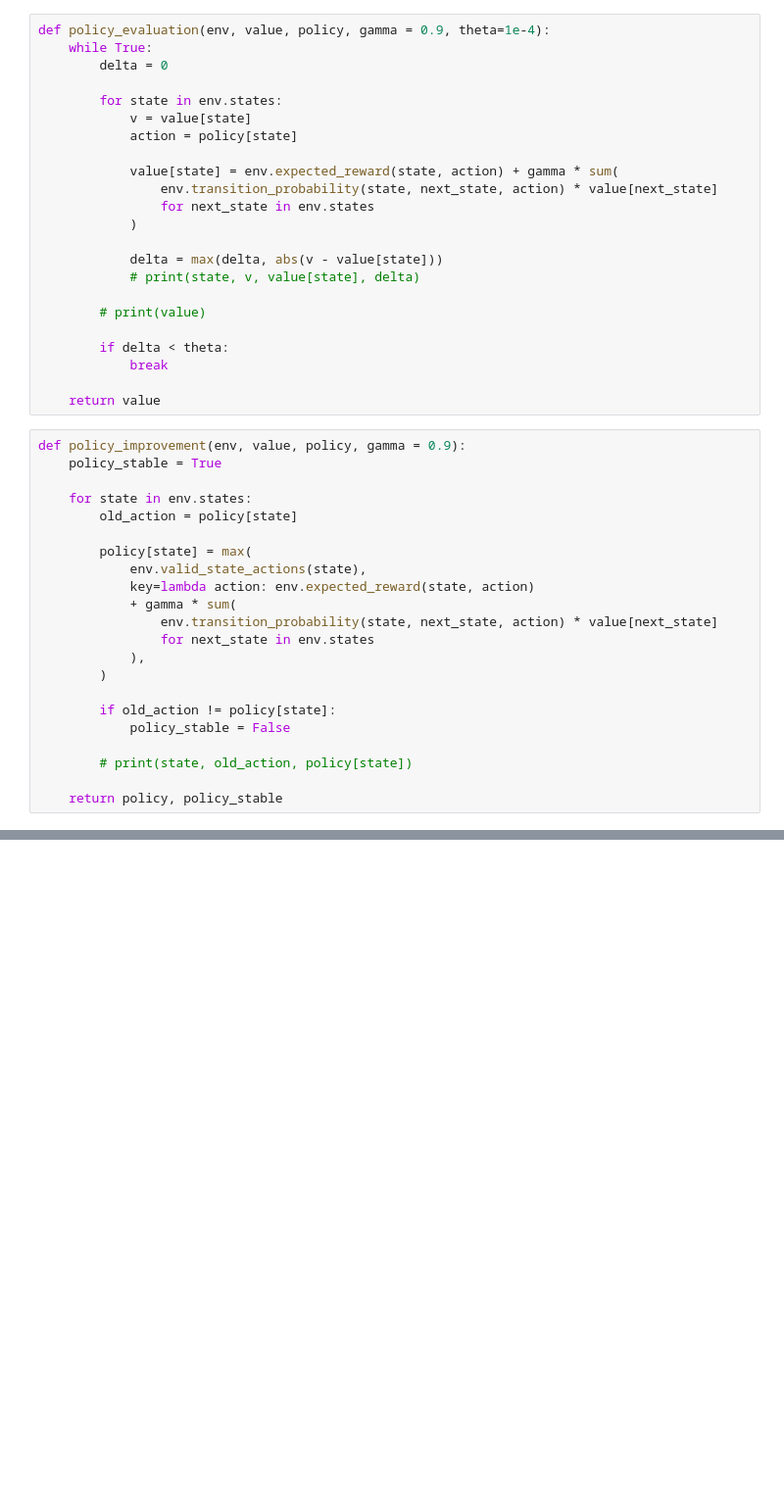
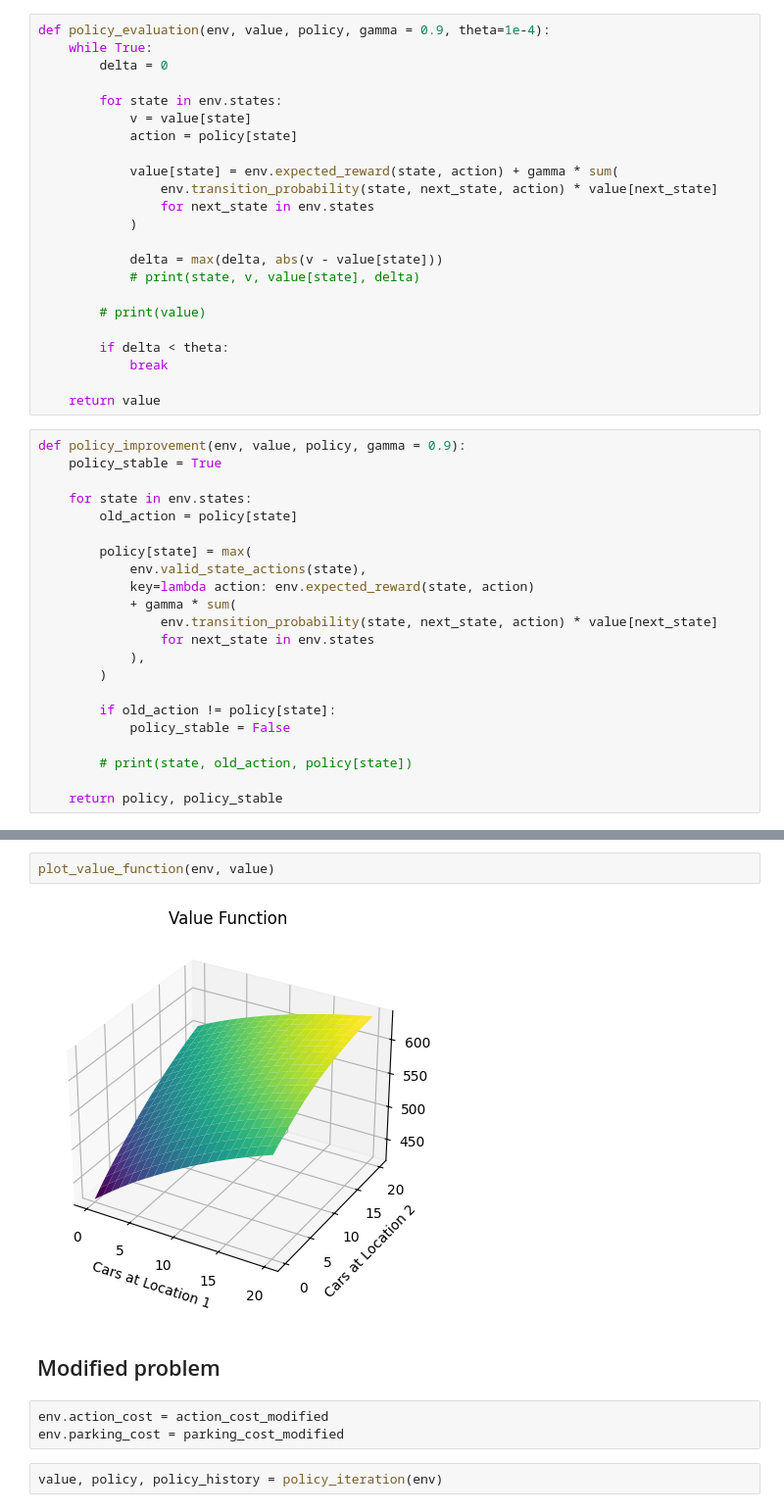
Before and after one commit to Kamil2601/reinforcement-learning-an-introduction-solutions, a Jupyter notebook: chapter_4/excercise_4-7.ipynb, the cells around one changed output, grey strips where cells are left out. Shown at 98% size. Drawn from its saved outputs; the diff is of its cells as text; blank space fills up the shorter version.

```diff
--- a/chapter_4/excercise_4-7.ipynb
+++ b/chapter_4/excercise_4-7.ipynb
@@ -253,0 +291,11 @@ for policy in policy_history:
+# %%
+plot_value_function(env, value)
+# %% [output]
+[figure, added]
+# %% [markdown]
+## Modified problem
+# %%
+env.action_cost = action_cost_modified
+env.parking_cost = parking_cost_modified
+# %%
+value, policy, policy_history = policy_iteration(env)
```
Also changed, not shown: parts of 15 cells of this notebook.
